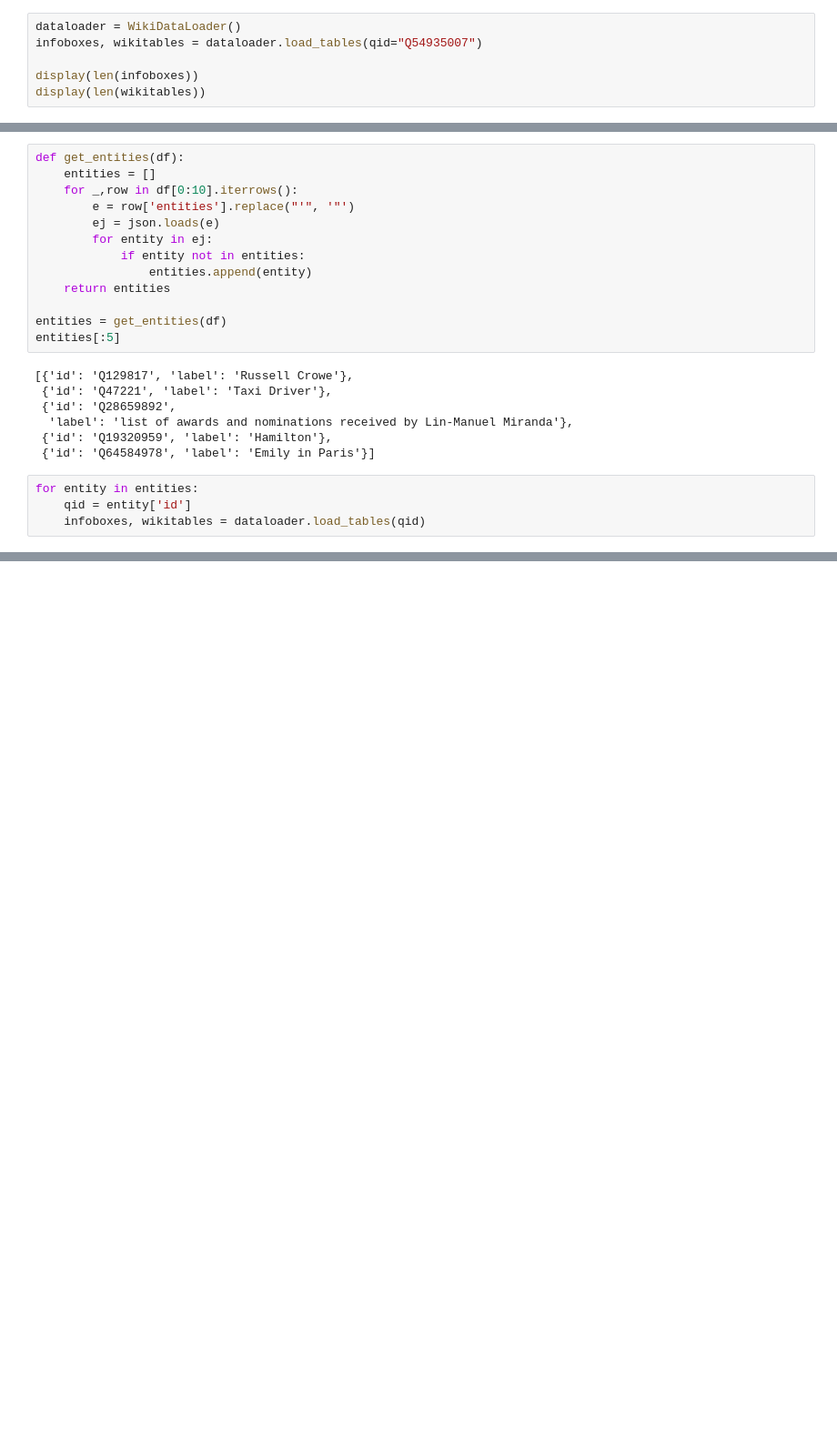
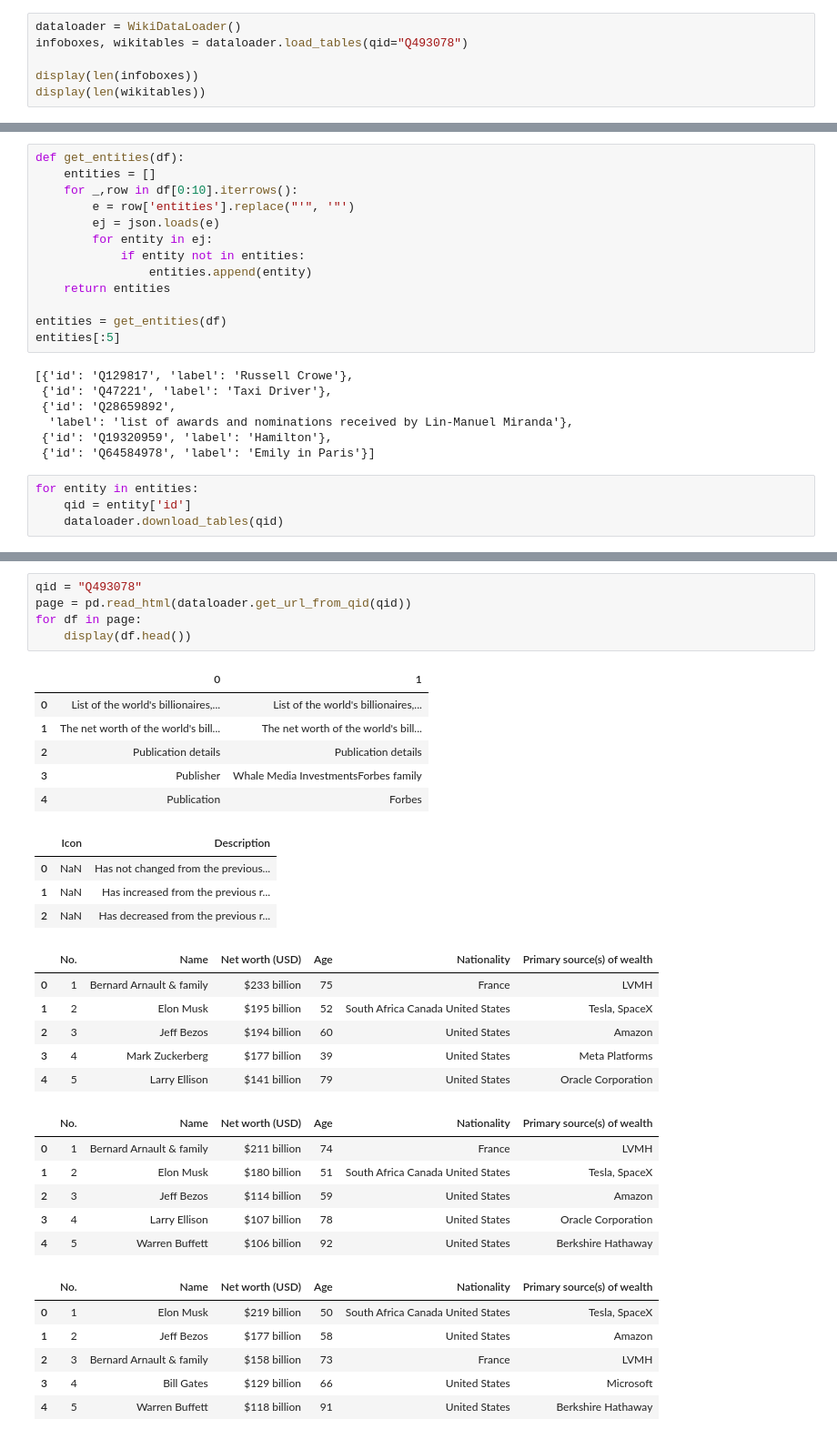
Before and after one commit to 7vw58n3ftvq7cn89v/mixRAG, a Jupyter notebook: data/1.ipynb, the cells around one changed output, grey strips where cells are left out. Shown: that part at 91% size. Cells and saved outputs as stored; diff of their text form; blank space fills up the shorter version.

```diff
--- a/data/1.ipynb
+++ b/data/1.ipynb
@@ -7,7 +7,7 @@ COMPMIX_IR_PATH = "CompMix-IR/kb_wikipedia_mixed_rd.json"
 COMPMIX_PATH = "CompMix/train_set.jsonl"
 # %%
 dataloader = WikiDataLoader()
-infoboxes, wikitables = dataloader.load_tables(qid="Q54935007")
+infoboxes, wikitables = dataloader.load_tables(qid="Q493078")
 
 display(len(infoboxes))
 display(len(wikitables))
@@ -78,4 +71,4 @@ entities[:5]
 # %%
 for entity in entities:
     qid = entity['id']
-    infoboxes, wikitables = dataloader.load_tables(qid)
+    dataloader.download_tables(qid)
@@ -88,0 +77,34 @@ FeatureNotFound: Couldn't find a tree builder with the features you requested: h
+# %%
+qid = "Q493078"
+page = pd.read_html(dataloader.get_url_from_qid(qid))
+for df in page:
+    display(df.head())
+# %% [output]
+|  | 0 | 1 |
+| 0 | List of the world's billionaires,... | List of the world's billionaires,... |
+| 1 | The net worth of the world's bill... | The net worth of the world's bill... |
+| 2 | Publication details | Publication details |
+| 3 | Publisher | Whale Media InvestmentsForbes family |
+| 4 | Publication | Forbes |
+|  | Icon | Description |
+| 0 | NaN | Has not changed from the previous... |
+| 1 | NaN | Has increased from the previous r... |
+| 2 | NaN | Has decreased from the previous r... |
+|  | No. | Name | Net worth (USD) | Age | Nationality | Primary source(s) of wealth |
+| 0 | 1 | Bernard Arnault & family | $233 billion | 75 | France | LVMH |
+| 1 | 2 | Elon Musk | $195 billion | 52 | South Africa Canada United States | Tesla, SpaceX |
+| 2 | 3 | Jeff Bezos | $194 billion | 60 | United States | Amazon |
+| 3 | 4 | Mark Zuckerberg | $177 billion | 39 | United States | Meta Platforms |
+| 4 | 5 | Larry Ellison | $141 billion | 79 | United States | Oracle Corporation |
+|  | No. | Name | Net worth (USD) | Age | Nationality | Primary source(s) of wealth |
+| 0 | 1 | Bernard Arnault & family | $211 billion | 74 | France | LVMH |
+| 1 | 2 | Elon Musk | $180 billion | 51 | South Africa Canada United States | Tesla, SpaceX |
+| 2 | 3 | Jeff Bezos | $114 billion | 59 | United States | Amazon |
+| 3 | 4 | Larry Ellison | $107 billion | 78 | United States | Oracle Corporation |
+| 4 | 5 | Warren Buffett | $106 billion | 92 | United States | Berkshire Hathaway |
+|  | No. | Name | Net worth (USD) | Age | Nationality | Primary source(s) of wealth |
+| 0 | 1 | Elon Musk | $219 billion | 50 | South Africa Canada United States | Tesla, SpaceX |
+| 1 | 2 | Jeff Bezos | $177 billion | 58 | United States | Amazon |
+| 2 | 3 | Bernard Arnault & family | $158 billion | 73 | France | LVMH |
+| 3 | 4 | Bill Gates | $129 billion | 66 | United States | Microsoft |
+| 4 | 5 | Warren Buffett | $118 billion | 91 | United States | Berkshire Hathaway |
```
Also changed, not shown: parts of 6 cells of this notebook, 4 other files.
